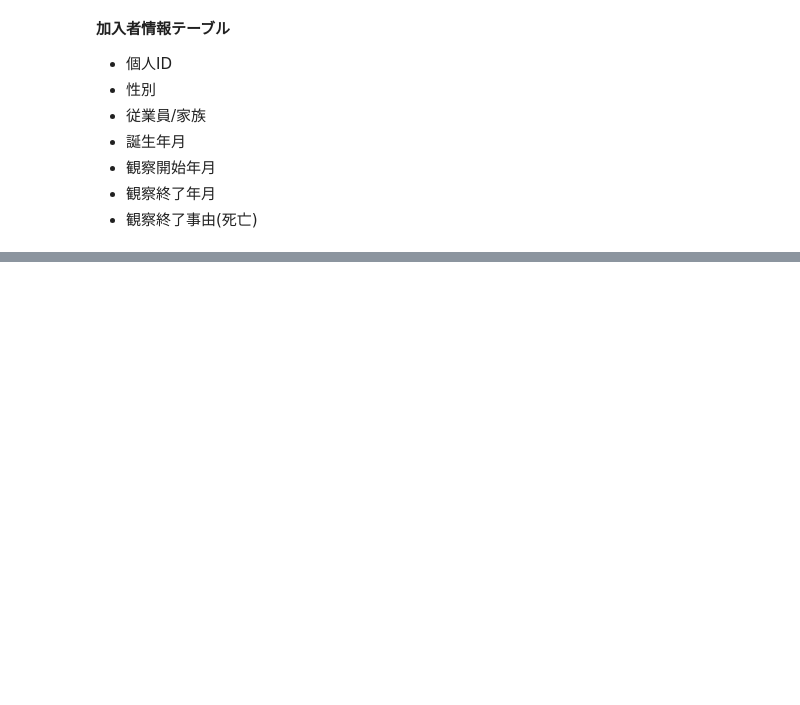
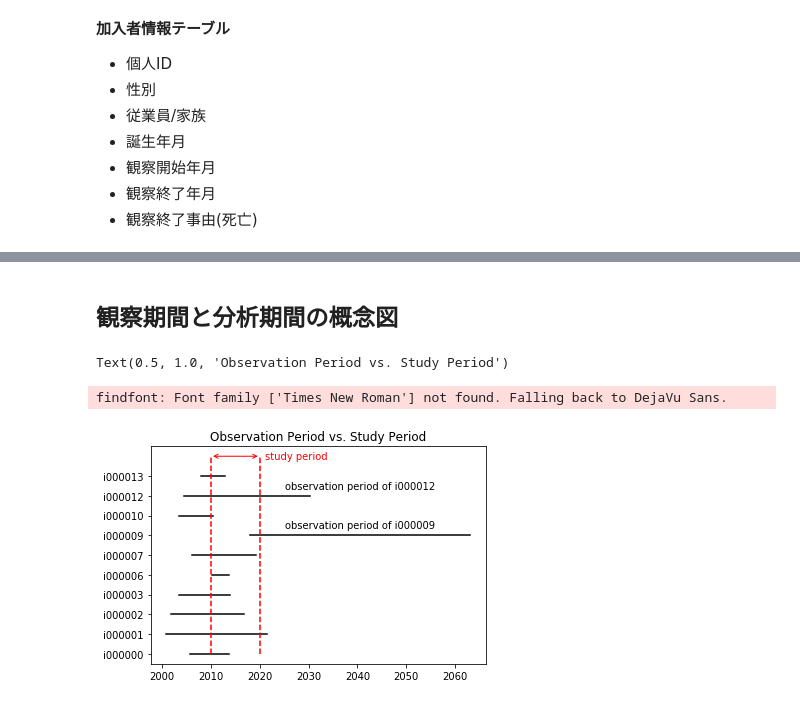
Before and after one commit to nkimoto/medical-statistics, a Jupyter notebook: section1/Section1-2.ipynb, the cells around one changed output, grey strips where cells are left out. Drawn from its saved outputs; the diff is of its cells as text; code cells hidden in the pictures; blank space fills up the shorter version.

```diff
--- a/section1/Section1-2.ipynb
+++ b/section1/Section1-2.ipynb
@@ -127,0 +163,37 @@ del df_info['index']
+# %% [markdown]
+## 観察期間と分析期間の概念図
+# %%
+df = df_info.iloc[:10].copy()
+df['start_obs_t'] = df.start_obs_ym.apply(ym_to_t)
+df['end_obs_t'] = df.end_obs_ym.apply(ym_to_t)
+fig = plt.figure()
+ax = fig.add_subplot(111)
+for i in df.index:
+    X = df.loc[i, ['start_obs_t', 'end_obs_t']]
+    Y = [i, i]
+    ax.plot(X, Y, c='k')
+ax.plot([start_study_t, start_study_t], [0, 10], c='r', ls='--')
+ax.plot([end_study_t, end_study_t], [0, 10], c='r', ls='--')
+ax.annotate('', xy=(end_study_t, 10), xytext=(start_study_t, 10),
+arrowprops=dict(arrowstyle='<->', color='r'))
+# 分析期間
+x = end_study_t + 1
+y = 10
+t = 'study period'
+ax.text(x, y, t, color='r', va='center', ha='left')
+# iid = i000009 の観察期間
+x = (df.loc[6, 'start_obs_t'] + df.loc[6, 'end_obs_t']) / 2
+y = 6.5
+t = 'observation period of i000009'
+ax.text(x, y, t, color='k', va='center', ha='center')
+# iid = i000012 の観察期間
+y = 8.5
+t = 'observation period of i000012'
+ax.text(x, y, t, color='k', va='center', ha='center')
+ax.set_yticks(df.index)
+ax.set_yticklabels(df.iid)
+ax.set_title('Observation Period vs. Study Period')
+# %% [output]
+Text(0.5, 1.0, 'Observation Period vs. Study Period')
+findfont: Font family ['Times New Roman'] not found. Falling back to DejaVu Sans.
+[figure, added]
```
Also changed, not shown: parts of 42 cells of this notebook, 4 other files.
